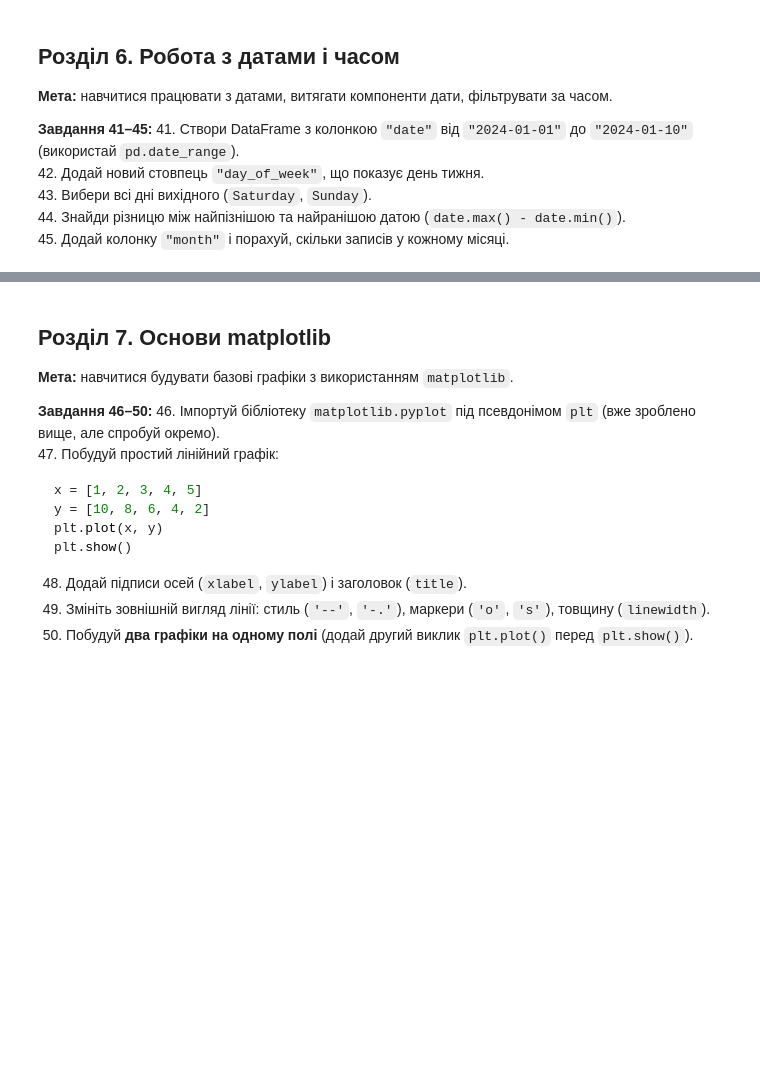
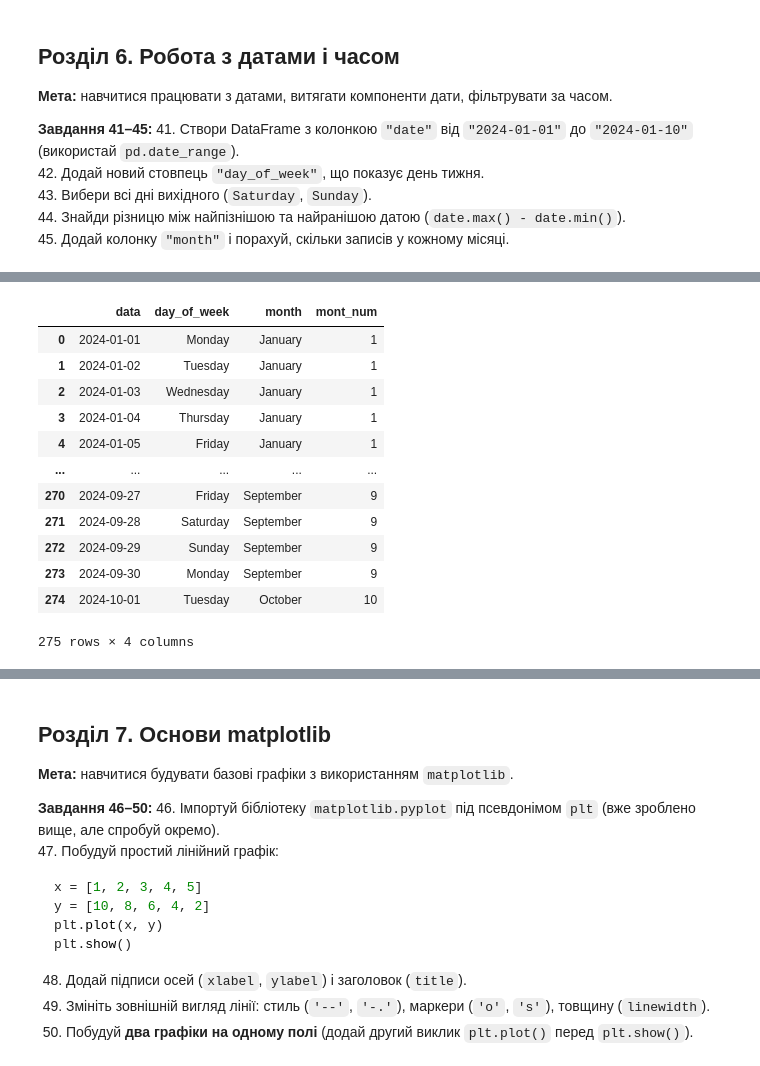
Before and after one commit to SvitlanaShustur/test-tasks-Python-DTA, a Jupyter notebook: pandas_matplotlib_practice.ipynb, the cells around one changed output, grey strips where cells are left out. Cells and saved outputs as stored; diff of their text form; code cells hidden in the pictures; blank space fills up the shorter version.

```diff
--- a/pandas_matplotlib_practice.ipynb
+++ b/pandas_matplotlib_practice.ipynb
@@ -663,3 +664,8 @@ print(comparison_result)
 # %%
 # Розв'язання для завдань 41–45
 # Твій код тут ↓
+# %%
+# 41. Створи DataFrame з колонкою `"date"` від `"2024-01-01"` до `"2024-01-10"` (використай `pd.date_range`).
+data = pd.date_range(start='2024-01-01', end='2024-10-01')
+df = pd.DataFrame({"data": data})
+df
@@ -665,0 +686,4 @@ print(comparison_result)
+# %%
+# 42. Додай новий стовпець `"day_of_week"`, що показує день тижня.
+df['day_of_week'] = df['data'].dt.day_name()
+df
@@ -665,0 +728,19 @@ print(comparison_result)
+# %%
+# 45. Додай колонку `"month"` і порахуй, скільки записів у кожному місяці.
+df['month'] = df['data'].dt.month_name() # додаємо колонку місяць
+df["mont_num"] = df['data'].dt.month # додаємо номер місяця
+df
+# %% [output]
+|  | data | day_of_week | month | mont_num |
+| 0 | 2024-01-01 | Monday | January | 1 |
+| 1 | 2024-01-02 | Tuesday | January | 1 |
+| 2 | 2024-01-03 | Wednesday | January | 1 |
+| 3 | 2024-01-04 | Thursday | January | 1 |
+| 4 | 2024-01-05 | Friday | January | 1 |
+| ... | ... | ... | ... | ... |
+| 270 | 2024-09-27 | Friday | September | 9 |
+| 271 | 2024-09-28 | Saturday | September | 9 |
+| 272 | 2024-09-29 | Sunday | September | 9 |
+| 273 | 2024-09-30 | Monday | September | 9 |
+| 274 | 2024-10-01 | Tuesday | October | 10 |
+275 rows × 4 columns
```
Also changed, not shown: parts of 6 cells of this notebook.
